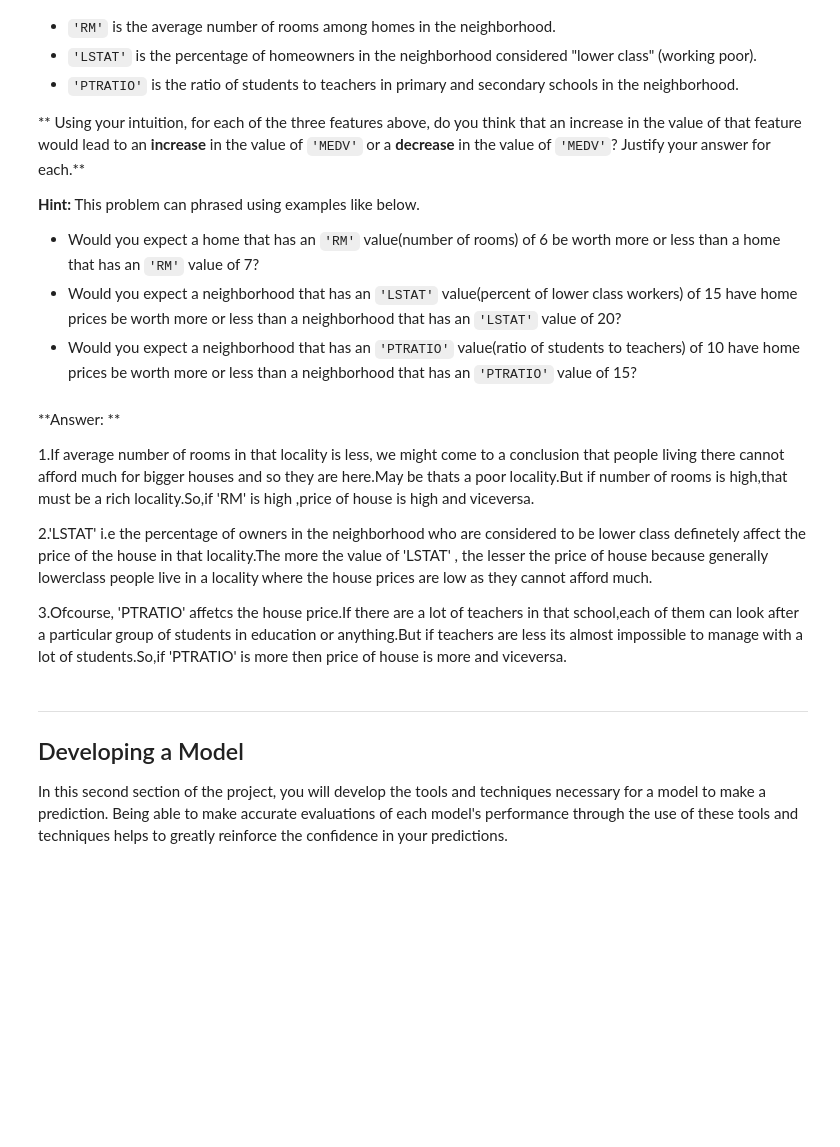
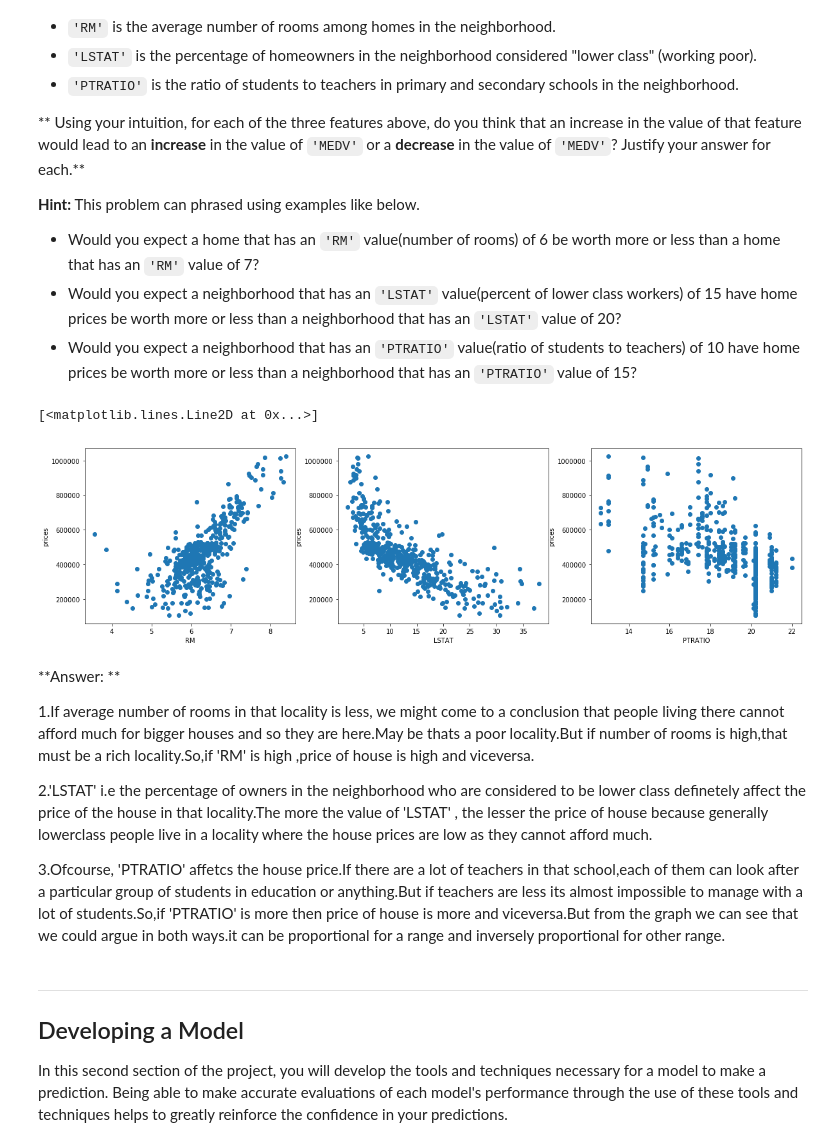
Before and after one commit to vsanjay/boston_housing, a Jupyter notebook: boston_housing.ipynb, the cells around one changed output. Saved outputs shown, nothing was run; the diff lists cells and outputs as text; code cells hidden in the pictures; blank space fills up the shorter version.

```diff
--- a/boston_housing.ipynb
+++ b/boston_housing.ipynb
@@ -97,6 +98,24 @@ As a reminder, we are using three features from the Boston housing dataset: `'RM
 * Would you expect a home that has an `'RM'` value(number of rooms) of 6 be worth more or less than a home that has an `'RM'` value of 7?
 * Would you expect a neighborhood that has an `'LSTAT'` value(percent of lower class workers) of 15 have home prices be worth more or less than a neighborhood that has an `'LSTAT'` value of 20?
 * Would you expect a neighborhood that has an `'PTRATIO'` value(ratio of students to teachers) of 10 have home prices be worth more or less than a neighborhood that has an `'PTRATIO'` value of 15?
+# %%
+plt.figure(figsize=(20,5))
+
+plt.subplot(1,3,1)
+plt.xlabel('RM')
+plt.ylabel('prices')
+plt.plot(data['RM'],prices,'o')
+plt.subplot(1,3,2)
+plt.xlabel('LSTAT')
+plt.ylabel('prices')
+plt.plot(data['LSTAT'],prices,'o')
+plt.subplot(1,3,3)
+plt.xlabel('PTRATIO')
+plt.ylabel('prices')
+plt.plot(data['PTRATIO'],prices,'o')
+# %% [output]
+[<matplotlib.lines.Line2D at 0x...>]
+[figure, added]
 # %% [markdown]
 **Answer: **
 
@@ -104,7 +123,7 @@ As a reminder, we are using three features from the Boston housing dataset: `'RM
 
 2.'LSTAT' i.e the percentage of owners in the neighborhood who are considered to be lower class definetely affect the price of the house in that locality.The more the value of 'LSTAT' , the lesser the price of house because generally lowerclass people live in a locality where the house prices are low as they cannot afford much.
 
-3.Ofcourse, 'PTRATIO' affetcs the house price.If there are a lot of teachers in that school,each of them can look after a particular group of students in education or anything.But if teachers are less its almost impossible to manage with a lot of students.So,if 'PTRATIO' is more then price of house is more and viceversa.
+3.Ofcourse, 'PTRATIO' affetcs the house price.If there are a lot of teachers in that school,each of them can look after a particular group of students in education or anything.But if teachers are less its almost impossible to manage with a lot of students.So,if 'PTRATIO' is more then price of house is more and viceversa.But from the graph we can see that we could argue in both ways.it can be proportional for a range and inversely proportional for other range.
 # %% [markdown]
 ----
 
```
Also changed, not shown: parts of 20 cells of this notebook.
